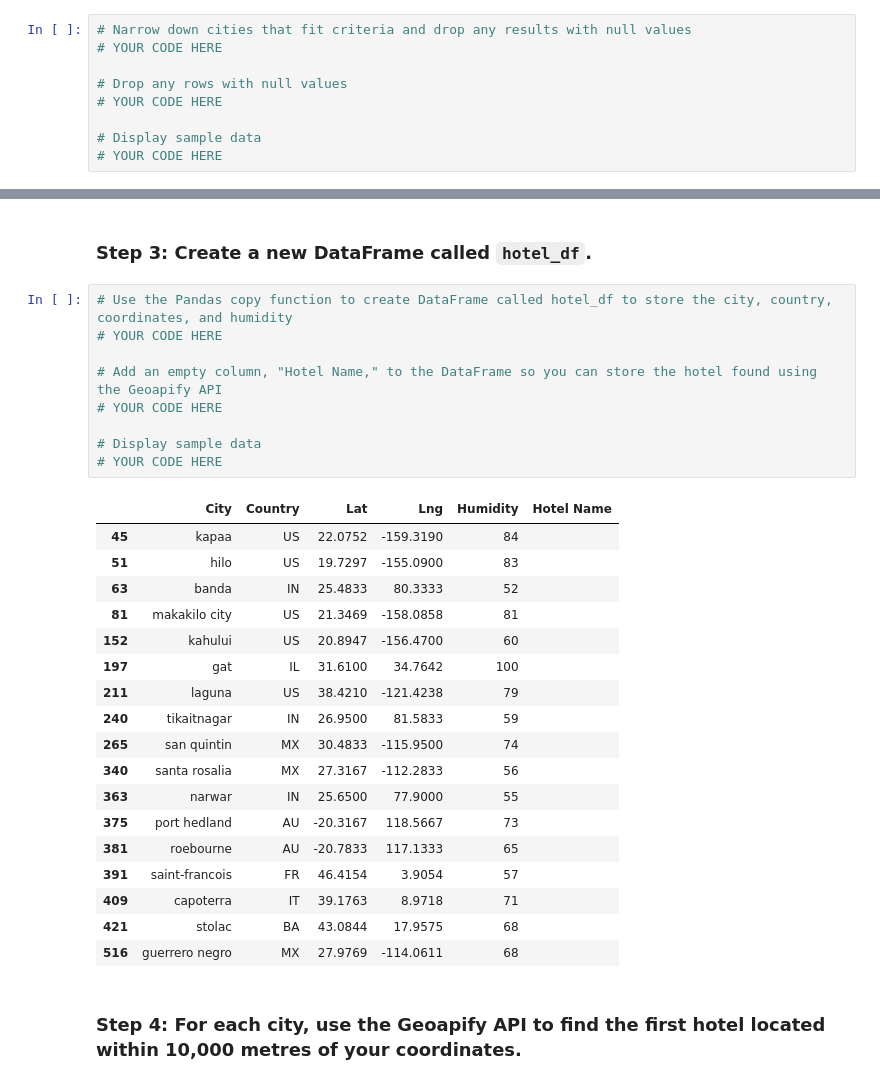
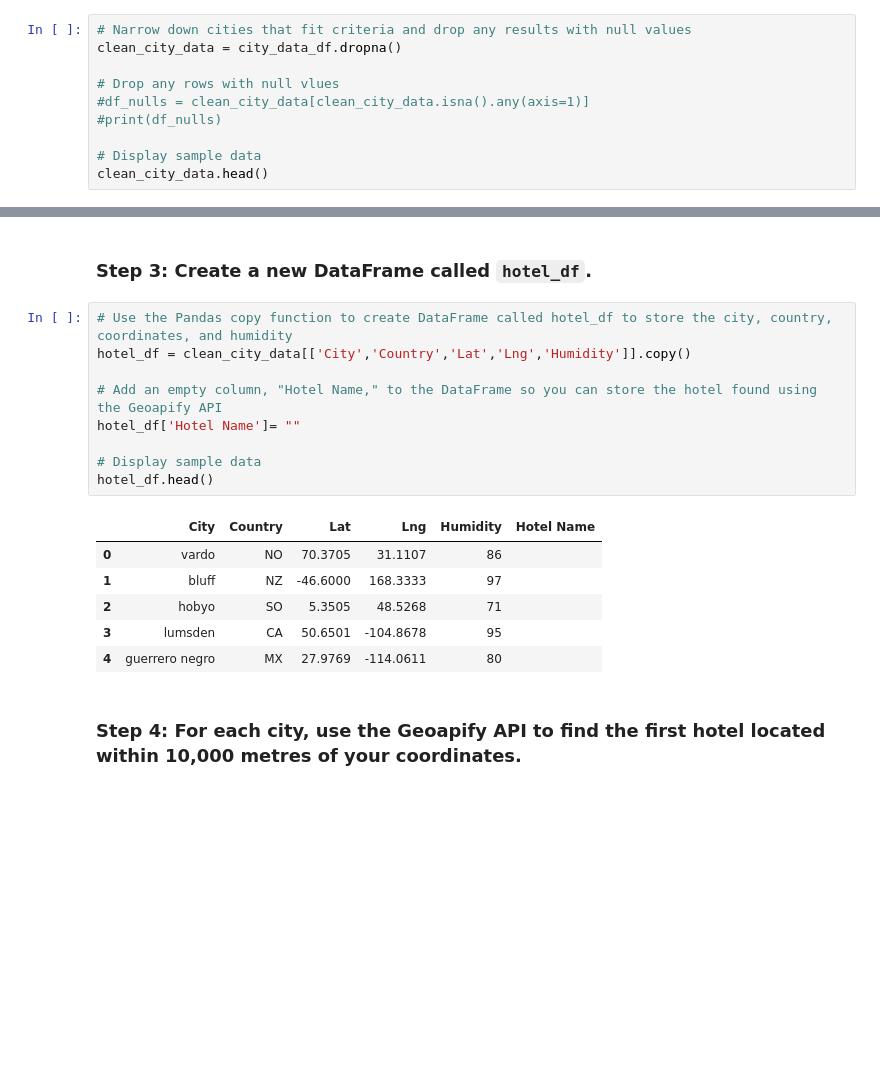
Before and after one commit to jf11235/python-api-challenge, a Jupyter notebook: VacationPy.ipynb, the cells around one changed output, grey strips where cells are left out. Cells and saved outputs as stored; diff of their text form; blank space fills up the shorter version.

```diff
--- a/VacationPy.ipynb
+++ b/VacationPy.ipynb
@@ -55,12 +52,13 @@ map_plot_1
 ### Step 2: Narrow down the `city_data_df` DataFrame to find your ideal weather condition
 # %%
 # Narrow down cities that fit criteria and drop any results with null values
-# YOUR CODE HERE
+clean_city_data = city_data_df.dropna()
 
-# Drop any rows with null values
-# YOUR CODE HERE
+# Drop any rows with null vlues
+#df_nulls = clean_city_data[clean_city_data.isna().any(axis=1)]
+#print(df_nulls)
 
 # Display sample data
-# YOUR CODE HERE
+clean_city_data.head()
 # %% [output]
 |  | City_ID | City | Lat | Lng | Max Temp | Humidity | Cloudiness | Wind Speed | Country | Date |
@@ -85,32 +71,20 @@ map_plot_1
 ### Step 3: Create a new DataFrame called `hotel_df`.
 # %%
 # Use the Pandas copy function to create DataFrame called hotel_df to store the city, country, coordinates, and humidity
-# YOUR CODE HERE
+hotel_df = clean_city_data[['City','Country','Lat','Lng','Humidity']].copy()
 
 # Add an empty column, "Hotel Name," to the DataFrame so you can store the hotel found using the Geoapify API
-# YOUR CODE HERE
+hotel_df['Hotel Name']= ""
 
 # Display sample data
-# YOUR CODE HERE
+hotel_df.head()
 # %% [output]
 |  | City | Country | Lat | Lng | Humidity | Hotel Name |
-| 45 | kapaa | US | 22.0752 | -159.3190 | 84 |  |
-| 51 | hilo | US | 19.7297 | -155.0900 | 83 |  |
-| 63 | banda | IN | 25.4833 | 80.3333 | 52 |  |
-| 81 | makakilo city | US | 21.3469 | -158.0858 | 81 |  |
-| 152 | kahului | US | 20.8947 | -156.4700 | 60 |  |
-| 197 | gat | IL | 31.6100 | 34.7642 | 100 |  |
-| 211 | laguna | US | 38.4210 | -121.4238 | 79 |  |
-| 240 | tikaitnagar | IN | 26.9500 | 81.5833 | 59 |  |
-| 265 | san quintin | MX | 30.4833 | -115.9500 | 74 |  |
-| 340 | santa rosalia | MX | 27.3167 | -112.2833 | 56 |  |
-| 363 | narwar | IN | 25.6500 | 77.9000 | 55 |  |
-| 375 | port hedland | AU | -20.3167 | 118.5667 | 73 |  |
-| 381 | roebourne | AU | -20.7833 | 117.1333 | 65 |  |
-| 391 | saint-francois | FR | 46.4154 | 3.9054 | 57 |  |
-| 409 | capoterra | IT | 39.1763 | 8.9718 | 71 |  |
-| 421 | stolac | BA | 43.0844 | 17.9575 | 68 |  |
-| 516 | guerrero negro | MX | 27.9769 | -114.0611 | 68 |  |
+| 0 | vardo | NO | 70.3705 | 31.1107 | 86 |  |
+| 1 | bluff | NZ | -46.6000 | 168.3333 | 97 |  |
+| 2 | hobyo | SO | 5.3505 | 48.5268 | 71 |  |
+| 3 | lumsden | CA | 50.6501 | -104.8678 | 95 |  |
+| 4 | guerrero negro | MX | 27.9769 | -114.0611 | 80 |  |
 # %% [markdown]
 ### Step 4: For each city, use the Geoapify API to find the first hotel located within 10,000 metres of your coordinates.
 # %%
```
Also changed, not shown: parts of 4 cells of this notebook, 1 other file.
